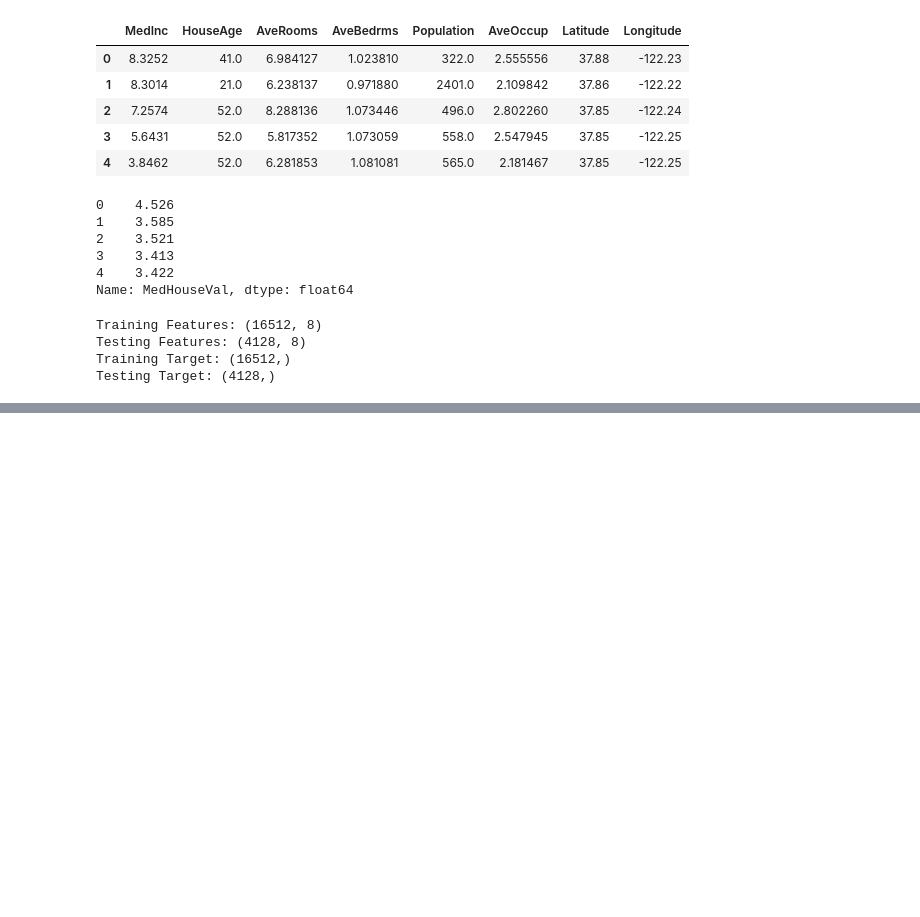
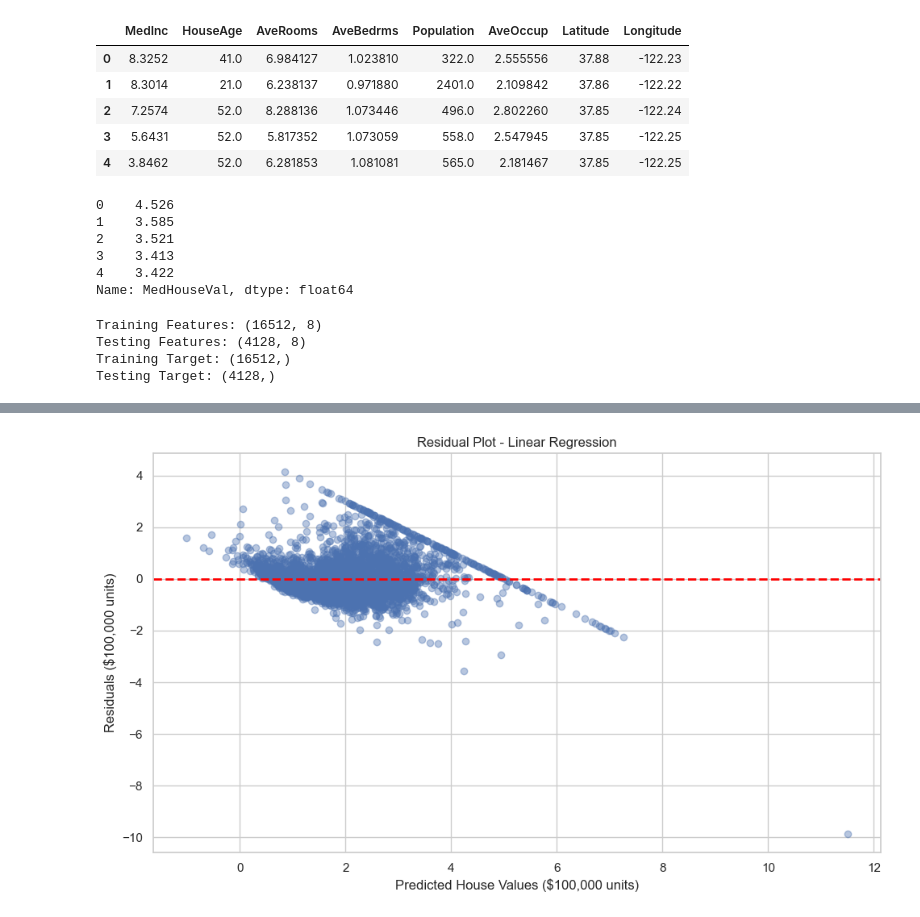
Before and after one commit to preetamvr1595/ml-algorithms-practicals, a Jupyter notebook: 01-regression/linear-regression/Linear_Regression_Real_World_Practical.ipynb, the cells around one changed output, grey strips where cells are left out. Cells and saved outputs as stored; diff of their text form; code cells hidden in the pictures; blank space fills up the shorter version.

```diff
--- a/01-regression/linear-regression/Linear_Regression_Real_World_Practical.ipynb
+++ b/01-regression/linear-regression/Linear_Regression_Real_World_Practical.ipynb
@@ -270,0 +361,29 @@ Testing Target: (4128,)
+# %%
+# Calculate residuals
+residuals = y_test - y_pred
+
+# Visualize residuals against predicted values
+plt.figure(figsize=(10, 6))
+
+plt.scatter(
+    y_pred,
+    residuals,
+    alpha=0.4
+)
+
+# Reference line at zero
+plt.axhline(
+    y=0,
+    color="red",
+    linestyle="--",
+    linewidth=2
+)
+
+plt.title("Residual Plot - Linear Regression")
+plt.xlabel("Predicted House Values ($100,000 units)")
+plt.ylabel("Residuals ($100,000 units)")
+
+plt.tight_layout()
+plt.show()
+# %% [output]
+[figure, added]
```
Also changed, not shown: parts of 9 cells of this notebook.
